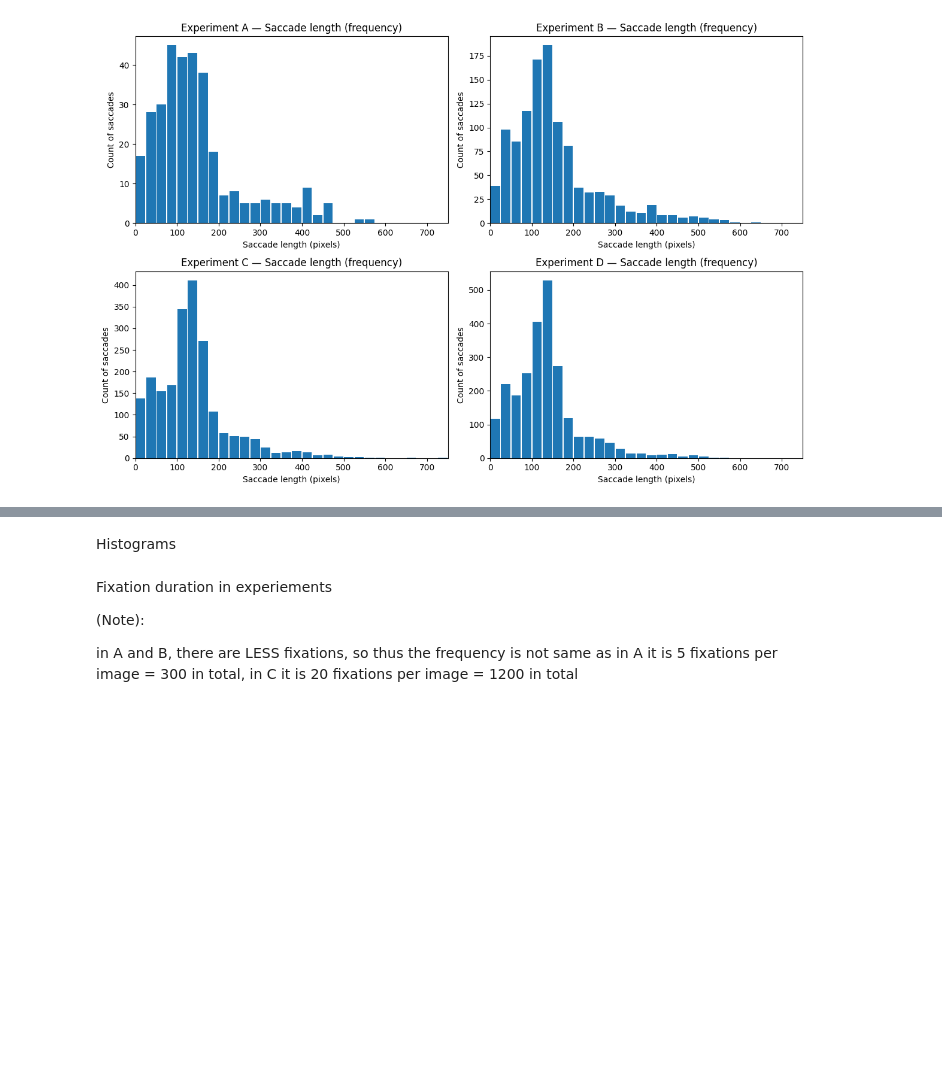
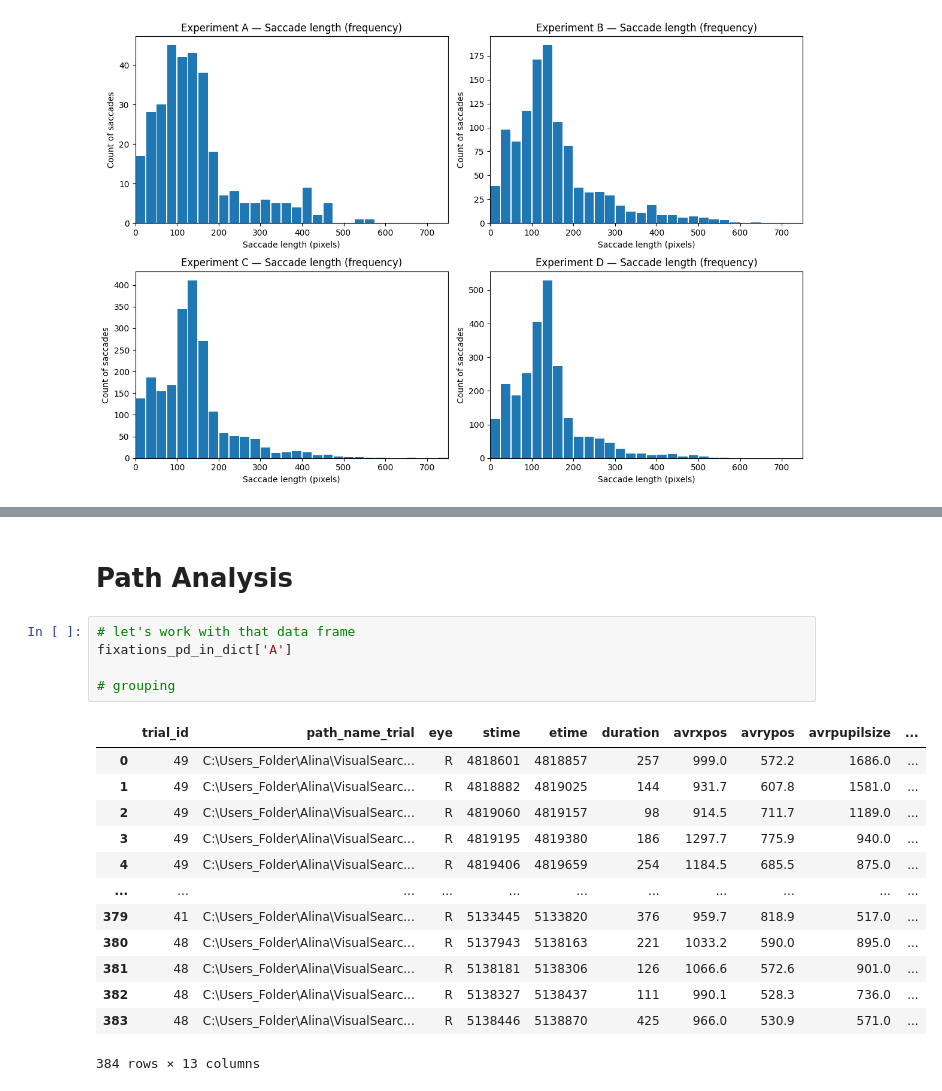
Before and after one commit to alina-popadina/Data_analysis, a Jupyter notebook: analysis202511.ipynb, the cells around one changed output, grey strips where cells are left out. Drawn from its saved outputs; the diff is of its cells as text; blank space fills up the shorter version.

```diff
--- a/analysis202511.ipynb
+++ b/analysis202511.ipynb
@@ -1057,8 +945,21 @@ for experiment in experiments:
-# %% [markdown]
-Histograms
-# %% [markdown]
-Fixation duration in experiements
-
-(Note):
-
-in A and B, there are LESS fixations, so thus the frequency is not same as in A it is 5 fixations per image = 300 in total, in C it is 20 fixations per image = 1200 in total
+# %% [markdown]
+# Path Analysis
+# %%
+# let's work with that data frame
+fixations_pd_in_dict['A']
+
+# grouping
+# %% [output]
+|  | trial_id | path_name_trial | eye | stime | etime | duration | avrxpos | avrypos | avrpupilsize | ... |
+| 0 | 49 | C:\Users_Folder\Alina\VisualSearc... | R | 4818601 | 4818857 | 257 | 999.0 | 572.2 | 1686.0 | ... |
+| 1 | 49 | C:\Users_Folder\Alina\VisualSearc... | R | 4818882 | 4819025 | 144 | 931.7 | 607.8 | 1581.0 | ... |
+| 2 | 49 | C:\Users_Folder\Alina\VisualSearc... | R | 4819060 | 4819157 | 98 | 914.5 | 711.7 | 1189.0 | ... |
+| 3 | 49 | C:\Users_Folder\Alina\VisualSearc... | R | 4819195 | 4819380 | 186 | 1297.7 | 775.9 | 940.0 | ... |
+| 4 | 49 | C:\Users_Folder\Alina\VisualSearc... | R | 4819406 | 4819659 | 254 | 1184.5 | 685.5 | 875.0 | ... |
+| ... | ... | ... | ... | ... | ... | ... | ... | ... | ... | ... |
+| 379 | 41 | C:\Users_Folder\Alina\VisualSearc... | R | 5133445 | 5133820 | 376 | 959.7 | 818.9 | 517.0 | ... |
+| 380 | 48 | C:\Users_Folder\Alina\VisualSearc... | R | 5137943 | 5138163 | 221 | 1033.2 | 590.0 | 895.0 | ... |
+| 381 | 48 | C:\Users_Folder\Alina\VisualSearc... | R | 5138181 | 5138306 | 126 | 1066.6 | 572.6 | 901.0 | ... |
+| 382 | 48 | C:\Users_Folder\Alina\VisualSearc... | R | 5138327 | 5138437 | 111 | 990.1 | 528.3 | 736.0 | ... |
+| 383 | 48 | C:\Users_Folder\Alina\VisualSearc... | R | 5138446 | 5138870 | 425 | 966.0 | 530.9 | 571.0 | ... |
+384 rows × 13 columns
```
Also changed, not shown: parts of 4 cells of this notebook.
